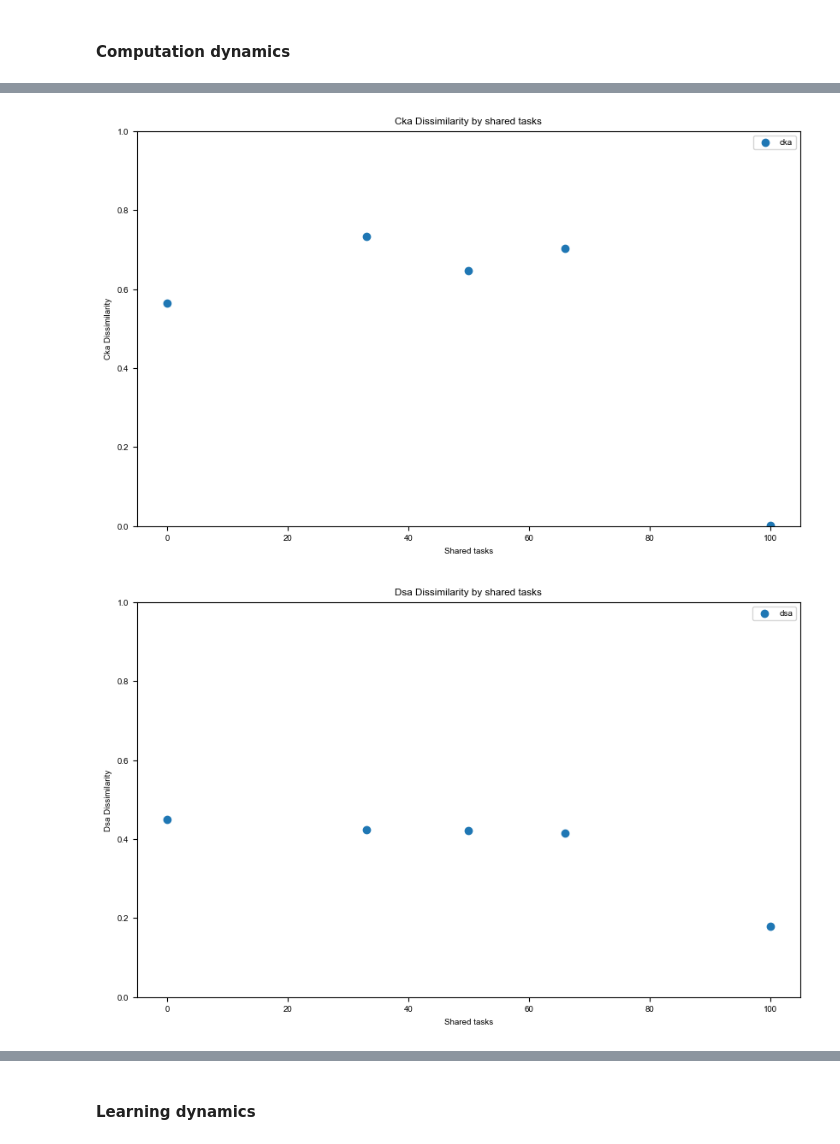
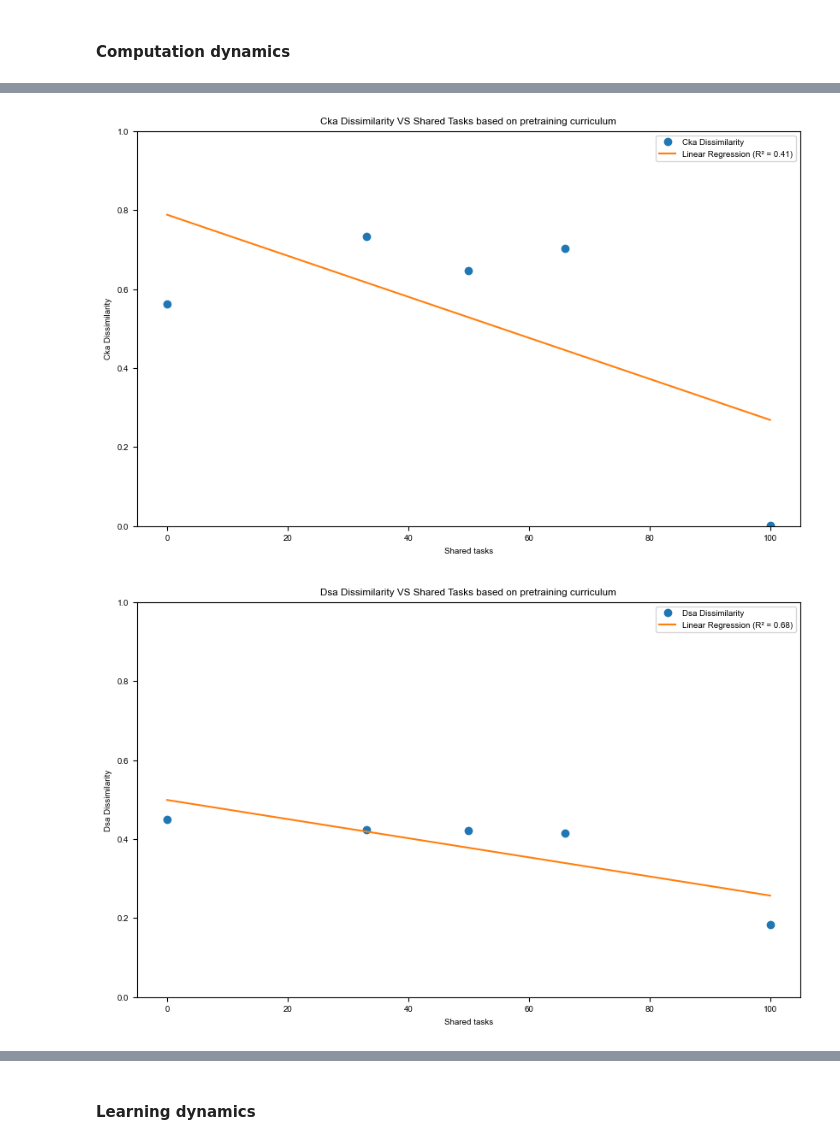
Before and after one commit to qglht/RepAL, a Jupyter notebook: notebooks/analysis_mamba.ipynb, the cells around one changed output, grey strips where cells are left out. Drawn from its saved outputs; the diff is of its cells as text; code cells hidden in the pictures.

Commit message:
model_folder

```diff
--- a/notebooks/analysis_mamba.ipynb
+++ b/notebooks/analysis_mamba.ipynb
@@ -34,22 +90,14 @@ taskset = "PDM"
 # %%
-df = get_dataframe(taskset)
-# df = df[(df["n_layers"]==2) & (df["d_model"]==8)]
-groups_trained = ["master"]
-other_groups = [group for group in df["group1"].unique() if group not in groups_trained]
-
-groups_base = ["untrained", "master"]
-groups_selected = ["pretrain_basic_frozen", "pretrain_frozen", "pretrain_unfrozen"]
 df_selected = df[
     # For rows where model1 is in group1
-    ((df["group1"].isin(groups_trained)) & (df["accuracy_1"] > 0.99))
+    ((df["group1"].isin(groups_trained)) & (df["accuracy_1"] == 1))
     |
     # For rows where model1 is not in group1 (accuracy_1 can be anything)
     (~df["group1"].isin(groups_trained))
     |
     # For rows where model2 is in group2
-    ((df["group2"].isin(groups_trained)) & (df["accuracy_2"] > 0.99))
+    ((df["group2"].isin(groups_trained)) & (df["accuracy_2"] == 1))
     |
     # For rows where model2 is not in group2 (accuracy_2 can be anything)
     (~df["group2"].isin(groups_trained))
 ]
-df_selected = df[df["group1"].isin(groups_base) & df["group2"].isin(groups_selected)]
@@ -169,7 +104,7 @@ df_selected = df[
 # %%
 # Group by 'group1', 'group2', and 'measure', then calculate median dissimilarities
 median_dissimilarities = (
-    df.groupby(["group1", "group2", "measure"])["dissimilarity"].median().reset_index()
+    df_selected.groupby(["group1", "group2", "measure"])["dissimilarity"].median().reset_index()
 )
 
 # Pivot the data to prepare it for the heatmap
@@ -326,25 +317,60 @@ dissimilarities_per_shared_task = dissimilarities_per_percentage_of_shared_task(
+# %%
+group_pairs = find_group_pairs(config, taskset)
+dissimilarities_per_shared_task = dissimilarities_per_percentage_of_shared_task(
+    group_pairs, df_selected
+)
 # %%
-# plot the dissimilarities per shared task by taking median of the dissimilarities for each shared task. shared task as x-axis and dissimilarity as y-axis and do a line plot without errors
-for measure in ["cka", "dsa", "procrustes"]:
+import numpy as np
+import matplotlib.pyplot as plt
+from sklearn.linear_model import LinearRegression
+from sklearn.metrics import r2_score
+
+for measure in measures:
     dissimilarities_per_shared_task[measure] = {
         k: np.median(v) for k, v in dissimilarities_per_shared_task[measure].items()
     }
     percent_shared_tasks_sorted = sorted(
         list(dissimilarities_per_shared_task[measure].keys())
     )
-    dissimilarities = [dissimilarities_per_shared_task[measure][percent] for percent in percent_shared_tasks_sorted]
+    dissimilarities = [
+        dissimilarities_per_shared_task[measure][percent]
+        for percent in percent_shared_tasks_sorted
+    ]
+
+    # Convert to numpy arrays for linear regression
+    X = np.array(percent_shared_tasks_sorted).reshape(-1, 1)
+    y = np.array(dissimilarities)
+
+    # Perform linear regression
+    model = LinearRegression()
+    model.fit(X, y)
+    predictions = model.predict(X)
+
+    # Calculate R²
+    r2 = r2_score(y, predictions)
+
+    # Plot
     plt.figure(figsize=(10, 6))
-    plt.scatter(
+    plt.plot(
         percent_shared_tasks_sorted,
         dissimilarities,
-        label=measure,
+        "o",  # Plot original data points
+        label=f"{measure.capitalize()} Dissimilarity",
+    )
+    plt.plot(
+        percent_shared_tasks_sorted,
+        predictions,
+        "-",  # Plot linear regression line
+        label=f"Linear Regression (R² = {r2:.2f})",
     )
     plt.xlabel("Shared tasks")
     plt.ylim(0, 1)
     plt.ylabel(f"{measure.capitalize()} Dissimilarity")
-    plt.title(f"{measure.capitalize()} Dissimilarity by shared tasks")
+    plt.title(
+        f"{measure.capitalize()} Dissimilarity VS Shared Tasks based on pretraining curriculum"
+    )
     plt.legend()
     plt.show()
 # %% [output]
-[figure, old version]
+[figure, new version]
-[figure, old version]
+[figure, new version]
```
Also changed, not shown: parts of 28 cells of this notebook, 3 other files.
